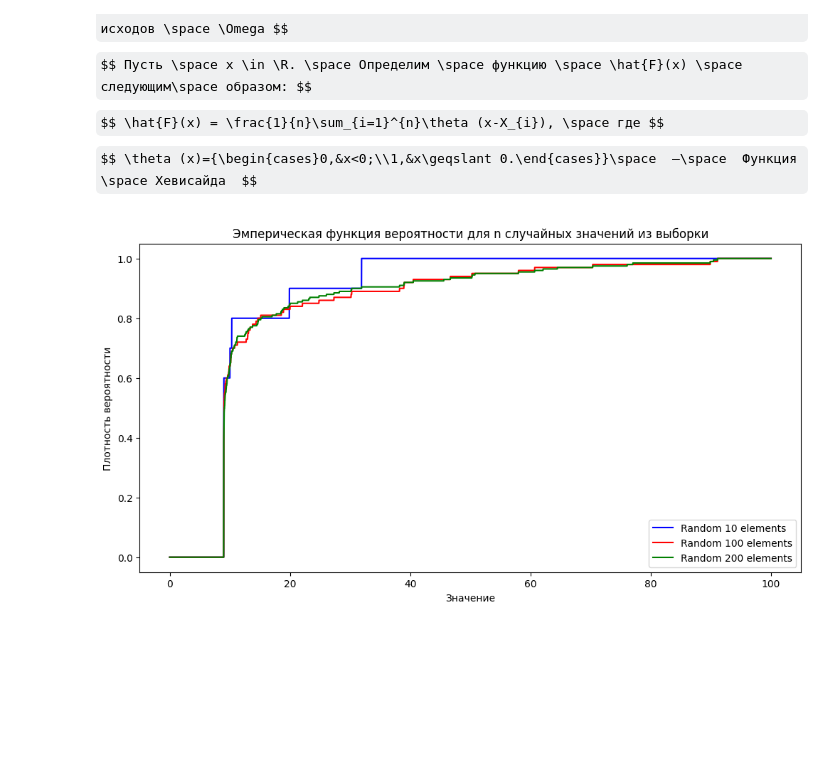
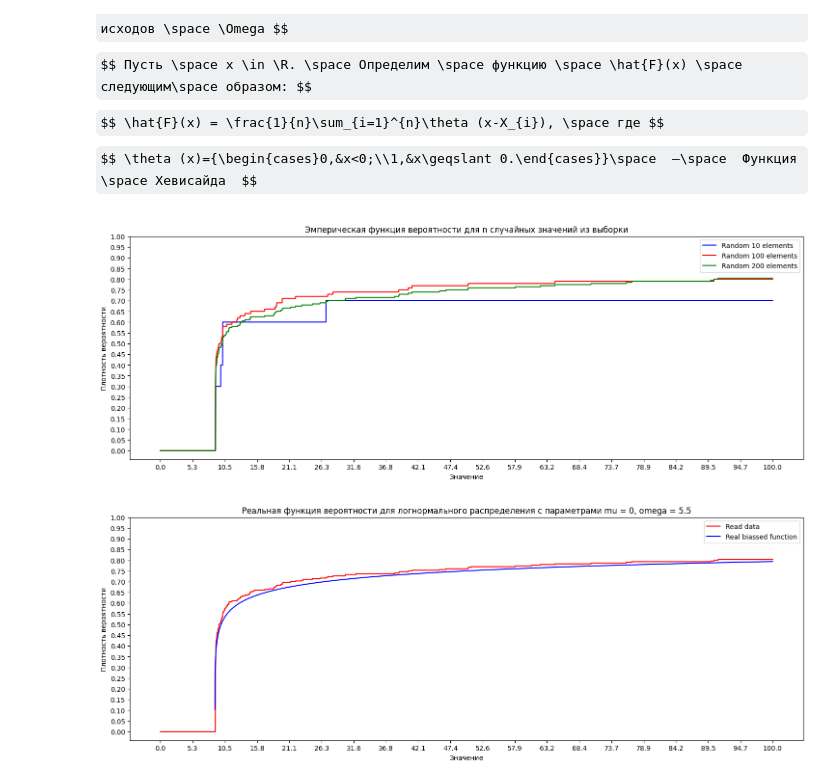
Before and after one commit to Numillyash/matstat-coursework, a Jupyter notebook: lognorm.ipynb, the cells around one changed output. Cells and saved outputs as stored; diff of their text form; code cells hidden in the pictures; some formulas as TeX source; blank space fills up the shorter version.

```diff
--- a/lognorm.ipynb
+++ b/lognorm.ipynb
@@ -64,7 +64,7 @@ class Statistics:
         return self.biasedVariance
 
     def dataUnbiasedVariance(self):
-        mean = dataMean(data)
+        mean = self.dataMean()
         squared_differences_sum = sum([(x - mean) ** 2 for x in self.dataArr])
         self.unbiasedVariance = squared_differences_sum / (self.dataLen - 1)
         return self.unbiasedVariance
@@ -74,7 +74,7 @@ class Statistics:
         return moment
 
     def dataCenterMoment(self, k):
-        mean = dataMean(self.dataArr)
+        mean = self.dataMean()
         moment = sum([(x - mean) ** k for x in self.dataArr])/self.dataLen
         return moment
 
@@ -116,15 +116,7 @@ class Statistics:
         print('='*100)
 
 
-classedOldData = Statistics(data, 'read data')
+classedOldData = Statistics(data, 'Read data')
 classedOldData.printAllParams(printStats= True)
-
-right_border = 100
-data_cut = [x for x in data if x < right_border]
-
-classedCutData = Statistics(data_cut, 'cutted data')
-classedCutData.printAllParams(printStats=True, printGraphics=True)
-
-print(f'Data was cutted by {classedOldData.dataLen - classedCutData.dataLen} last elements in sorted list')
 # %% [output]
 ====================================================================================================
@@ -170,38 +153,78 @@ def f_hat(x, dataSet: Statistics):
     s = 0
     for xi in sorted(dataSet.dataArr):
         s += Heviside(x-xi)
     return s/dataSet.dataLen
 
 def getRandomArr(dataSet: Statistics, len):
     result= rnd.sample(dataSet.dataArr, len)
     return result
 
-dataRand_10 = getRandomArr(classedCutData, 10)
+dataRand_10 = getRandomArr(classedOldData, 10)
 classedRandData_10 = Statistics(dataRand_10, 'Random 10 elements')
-dataRand_100 = getRandomArr(classedCutData, 100)
+dataRand_100 = getRandomArr(classedOldData, 100)
 classedRandData_100 = Statistics(dataRand_100, 'Random 100 elements')
-dataRand_200 = getRandomArr(classedCutData, 200)
+dataRand_200 = getRandomArr(classedOldData, 200)
 classedRandData_200 = Statistics(dataRand_200, 'Random 200 elements')
 
-step = 100
-X = [a/step for a in range(0, 100*step)]
+right_border = 100 # поставить 20к или 200к для дальнего вида
+left_border = 0
+X = np.linspace(0.001 + left_border,right_border, num=10000)
+# step = 100
+# X = [a/step for a in range(0, 100*step)]
 Y_10 = [f_hat(a, classedRandData_10) for a in X]
 Y_100 = [f_hat(a, classedRandData_100) for a in X]
 Y_200 = [f_hat(a, classedRandData_200) for a in X]
 
-fig, ax = plt.subplots(figsize=(12, 6))
+fig, ax = plt.subplots(figsize=(18, 6))
 ax.plot(X, Y_10, color='blue', label=f'{classedRandData_10.dataName}')
 ax.plot(X, Y_100, color='red', label=f'{classedRandData_100.dataName}')
 ax.plot(X, Y_200, color='green', label=f'{classedRandData_200.dataName}')
 
-
+xt = np.linspace(left_border, right_border, num=20)
+yt = [a/100 for a in range(0, 101, 5)]
+ax.set_xticks(xt)
+ax.set_yticks(yt)
 # Настройка внешнего вида графика
 ax.set_xlabel('Значение')
 ax.set_ylabel('Плотность вероятности')
 ax.set_title('Эмперическая функция вероятности для n случайных значений из выборки')
 ax.legend()
 
 # Вывод графика на экран
 plt.show()
 # %% [output]
-[figure, old version]
+[figure, new version]
+# %%
+# теоретическая функция вероятности
+import scipy as scp
+
+def F_real(x, mu, sco, bias = 0):
+    res = 1/2 + (scp.special.erf((np.log(x-bias)-mu)/(sco*(2**0.5))))/2
+    return res
+
+mu = 0
+sco = 5.5
+Y_real = [F_real(x, mu, sco) for x in X]
+
+bias = 8.9
+X_biased = np.linspace(0.001+bias+left_border,right_border, num=10000)
+Y_real_biased = [F_real(x, mu, sco, bias) for x in X_biased]
+
+Y_read = [f_hat(a, classedOldData) for a in X]
+
+fig, ax = plt.subplots(figsize=(18, 6))
+# ax.plot(X, Y_real, color='green', label=f'Real function')
+ax.plot(X, Y_read, color='red', label=f'{classedOldData.dataName}')
+ax.plot(X_biased, Y_real_biased, color='blue', label=f'Real biassed function')
+# Настройка внешнего вида графика
+ax.set_xlabel('Значение')
+ax.set_ylabel('Плотность вероятности')
+ax.set_title(f'Реальная функция вероятности для логнормального распределения с параметрами mu = {mu}, omega = {sco}')
+ax.set_xticks(xt)
+ax.set_yticks(yt)
+ax.legend()
+
+# Вывод графика на экран
+plt.show()
+# %% [output]
+[figure, added]
```
Also changed, not shown: parts of 1 cell of this notebook, 1 other file.
